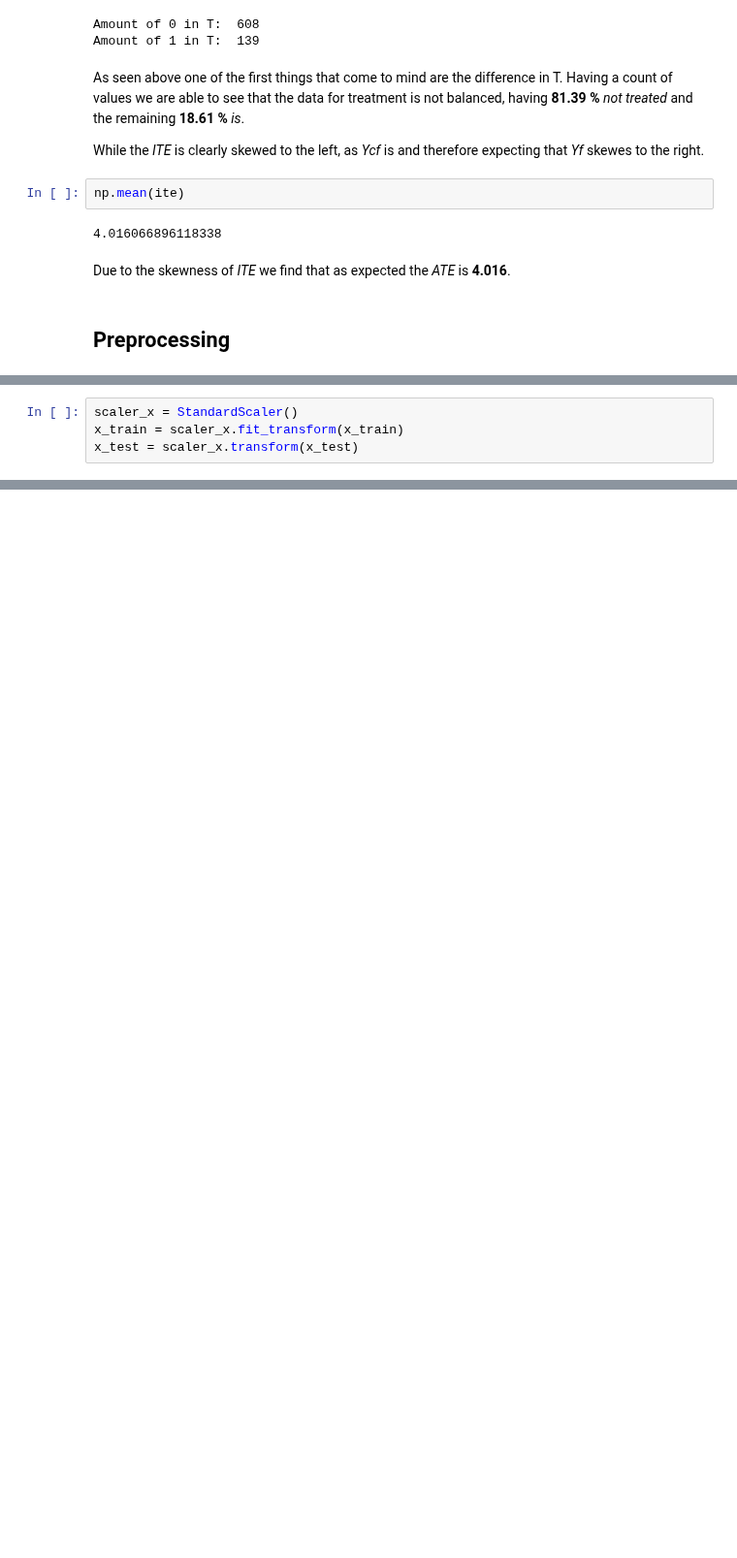
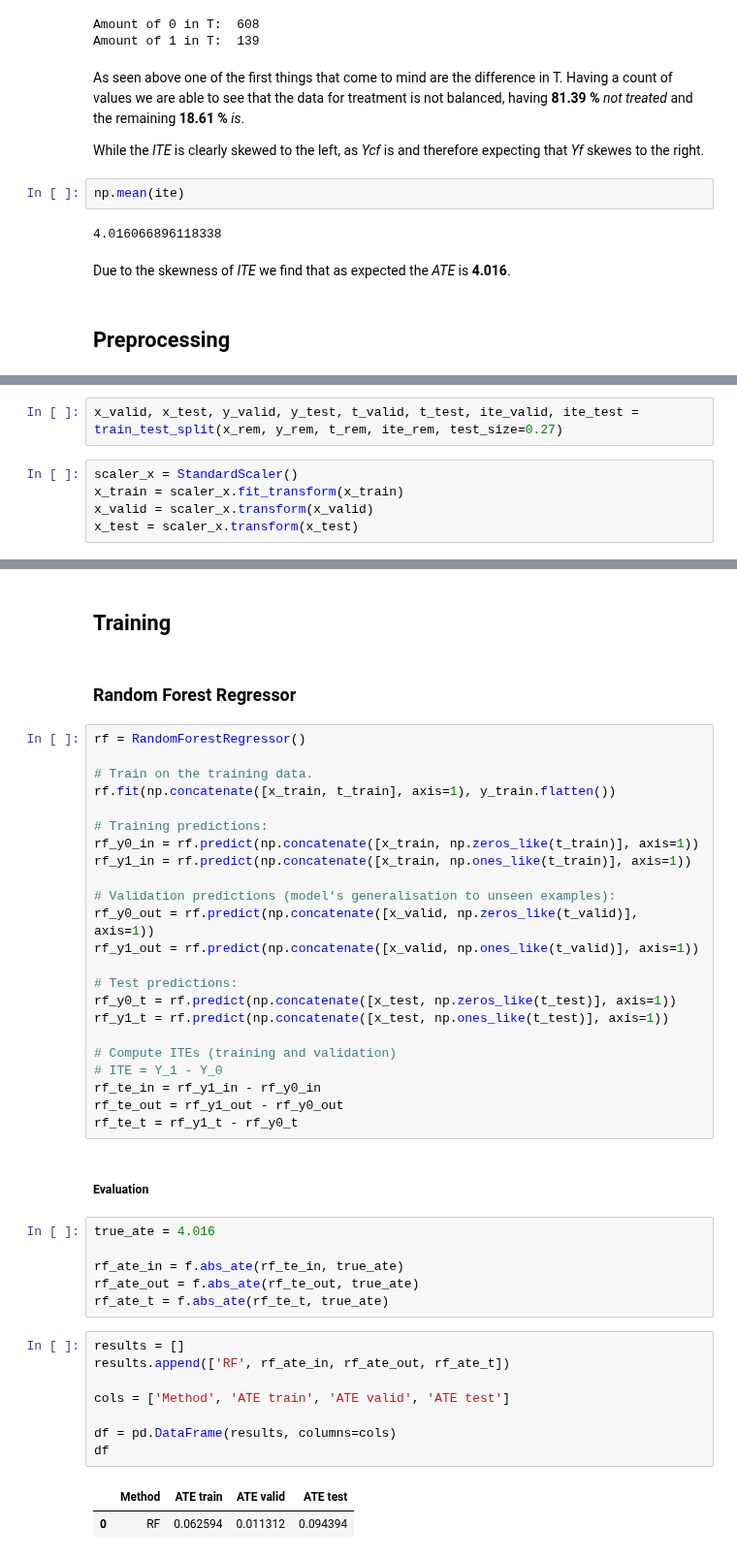
Before and after one commit to PauMarquez99/DataScience-CE888, a Jupyter notebook: Assignments/CE888 Assignment 2/Datasets Notebooks/CE888-Assignment2_IHDP.ipynb, the cells around one changed output, grey strips where cells are left out. Shown at 97% size. Drawn from its saved outputs; the diff is of its cells as text; blank space fills up the shorter version.

Commit message:
RandomForest Updates

```diff
--- a/Assignments/CE888 Assignment 2/Datasets Notebooks/CE888-Assignment2_IHDP.ipynb
+++ b/Assignments/CE888 Assignment 2/Datasets Notebooks/CE888-Assignment2_IHDP.ipynb
@@ -135,4 +135,7 @@ x_train, x_test, y_train, y_test, t_train, t_test, ite_train, ite_test = train_t
+# %%
+x_valid, x_test, y_valid, y_test, t_valid, t_test, ite_valid, ite_test = train_test_split(x_rem, y_rem, t_rem, ite_rem, test_size=0.27)
 # %%
 scaler_x = StandardScaler()
 x_train = scaler_x.fit_transform(x_train)
+x_valid = scaler_x.transform(x_valid)
 x_test = scaler_x.transform(x_test)
@@ -140,0 +142,46 @@ rf = RandomForestRegressor()
+# %% [markdown]
+## Training
+# %% [markdown]
+### Random Forest Regressor
+# %%
+rf = RandomForestRegressor()
+
+# Train on the training data.
+rf.fit(np.concatenate([x_train, t_train], axis=1), y_train.flatten())
+
+# Training predictions:
+rf_y0_in = rf.predict(np.concatenate([x_train, np.zeros_like(t_train)], axis=1))
+rf_y1_in = rf.predict(np.concatenate([x_train, np.ones_like(t_train)], axis=1))
+
+# Validation predictions (model's generalisation to unseen examples):
+rf_y0_out = rf.predict(np.concatenate([x_valid, np.zeros_like(t_valid)], axis=1))
+rf_y1_out = rf.predict(np.concatenate([x_valid, np.ones_like(t_valid)], axis=1))
+
+# Test predictions:
+rf_y0_t = rf.predict(np.concatenate([x_test, np.zeros_like(t_test)], axis=1))
+rf_y1_t = rf.predict(np.concatenate([x_test, np.ones_like(t_test)], axis=1))
+
+# Compute ITEs (training and validation)
+# ITE = Y_1 - Y_0
+rf_te_in = rf_y1_in - rf_y0_in
+rf_te_out = rf_y1_out - rf_y0_out
+rf_te_t = rf_y1_t - rf_y0_t
+# %% [markdown]
+##### Evaluation
+# %%
+true_ate = 4.016
+
+rf_ate_in = f.abs_ate(rf_te_in, true_ate)
+rf_ate_out = f.abs_ate(rf_te_out, true_ate)
+rf_ate_t = f.abs_ate(rf_te_t, true_ate)
+# %%
+results = []
+results.append(['RF', rf_ate_in, rf_ate_out, rf_ate_t])
+
+cols = ['Method', 'ATE train', 'ATE valid', 'ATE test']
+
+df = pd.DataFrame(results, columns=cols)
+df
+# %% [output]
+|  | Method | ATE train | ATE valid | ATE test |
+| 0 | RF | 0.062594 | 0.011312 | 0.094394 |
```
Also changed, not shown: parts of 7 cells of this notebook.
